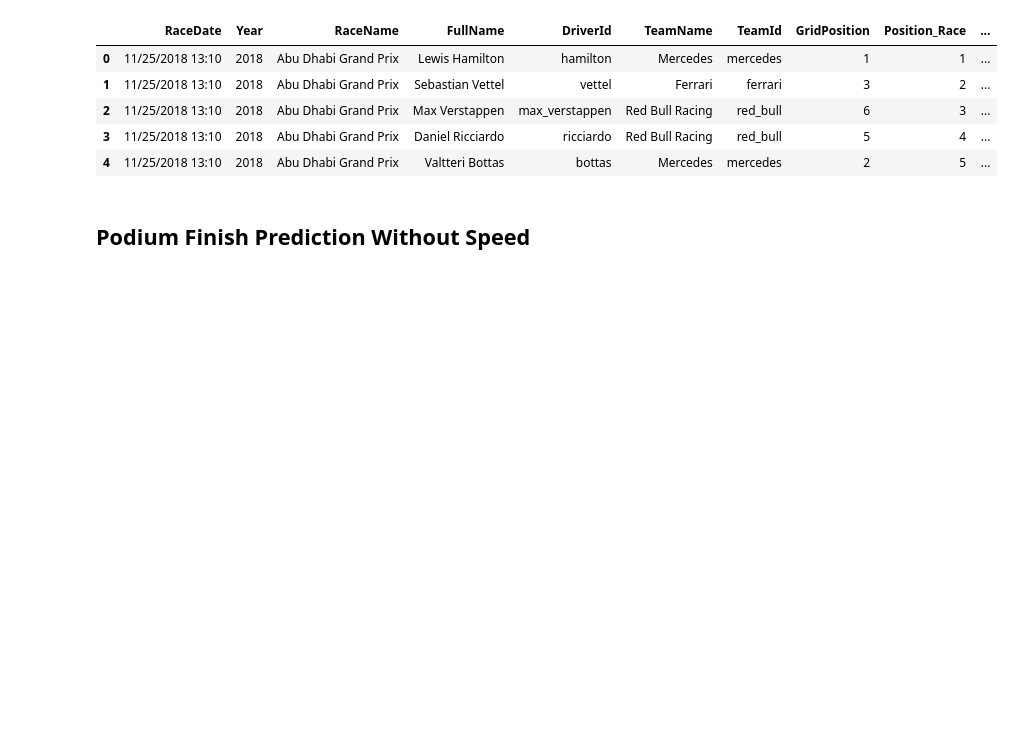
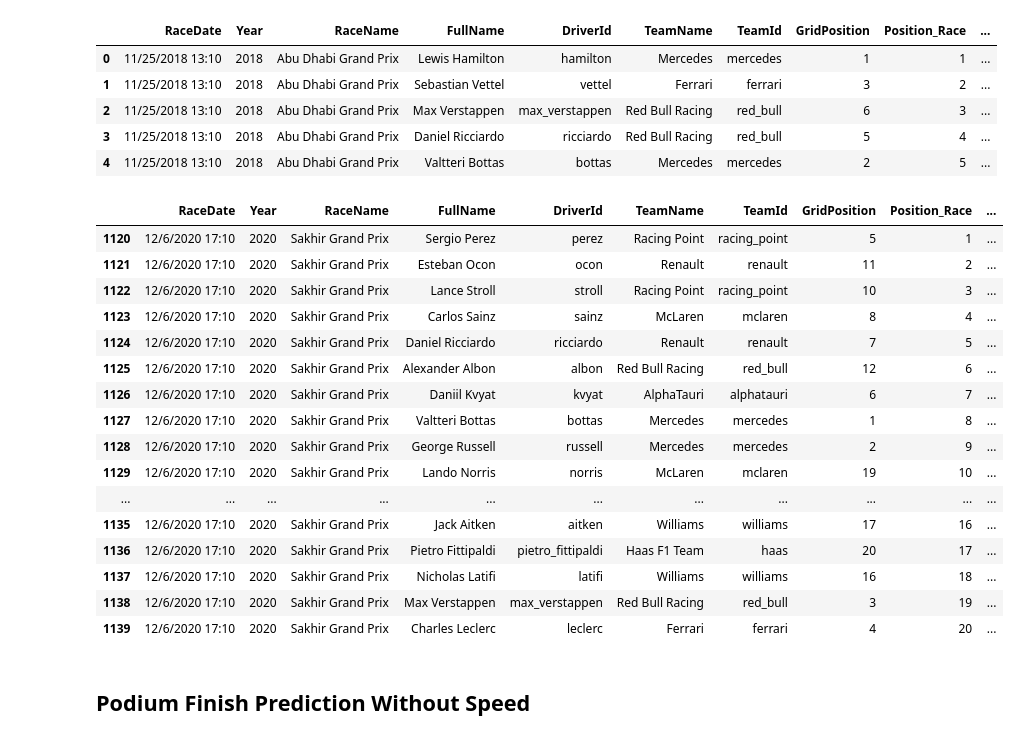
Before and after one commit to AndyZ-CYC/F1_Predictive_Models, a Jupyter notebook: Predictor_Combined.ipynb, the cells around one changed output. Drawn from its saved outputs; the diff is of its cells as text; code cells hidden in the pictures; blank space fills up the shorter version.

```diff
--- a/Predictor_Combined.ipynb
+++ b/Predictor_Combined.ipynb
@@ -107,3 +107,23 @@ df.head(5)
 | 2 | 11/25/2018 13:10 | 2018 | Abu Dhabi Grand Prix | Max Verstappen | max_verstappen | Red Bull Racing | red_bull | 6 | 3 | ... |
 | 3 | 11/25/2018 13:10 | 2018 | Abu Dhabi Grand Prix | Daniel Ricciardo | ricciardo | Red Bull Racing | red_bull | 5 | 4 | ... |
 | 4 | 11/25/2018 13:10 | 2018 | Abu Dhabi Grand Prix | Valtteri Bottas | bottas | Mercedes | mercedes | 2 | 5 | ... |
+# %%
+df[df['RaceName'] == 'Sakhir Grand Prix']
+# %% [output]
+|  | RaceDate | Year | RaceName | FullName | DriverId | TeamName | TeamId | GridPosition | Position_Race | ... |
+| 1120 | 12/6/2020 17:10 | 2020 | Sakhir Grand Prix | Sergio Perez | perez | Racing Point | racing_point | 5 | 1 | ... |
+| 1121 | 12/6/2020 17:10 | 2020 | Sakhir Grand Prix | Esteban Ocon | ocon | Renault | renault | 11 | 2 | ... |
+| 1122 | 12/6/2020 17:10 | 2020 | Sakhir Grand Prix | Lance Stroll | stroll | Racing Point | racing_point | 10 | 3 | ... |
+| 1123 | 12/6/2020 17:10 | 2020 | Sakhir Grand Prix | Carlos Sainz | sainz | McLaren | mclaren | 8 | 4 | ... |
+| 1124 | 12/6/2020 17:10 | 2020 | Sakhir Grand Prix | Daniel Ricciardo | ricciardo | Renault | renault | 7 | 5 | ... |
+| 1125 | 12/6/2020 17:10 | 2020 | Sakhir Grand Prix | Alexander Albon | albon | Red Bull Racing | red_bull | 12 | 6 | ... |
+| 1126 | 12/6/2020 17:10 | 2020 | Sakhir Grand Prix | Daniil Kvyat | kvyat | AlphaTauri | alphatauri | 6 | 7 | ... |
+| 1127 | 12/6/2020 17:10 | 2020 | Sakhir Grand Prix | Valtteri Bottas | bottas | Mercedes | mercedes | 1 | 8 | ... |
+| 1128 | 12/6/2020 17:10 | 2020 | Sakhir Grand Prix | George Russell | russell | Mercedes | mercedes | 2 | 9 | ... |
+| 1129 | 12/6/2020 17:10 | 2020 | Sakhir Grand Prix | Lando Norris | norris | McLaren | mclaren | 19 | 10 | ... |
+| ... | ... | ... | ... | ... | ... | ... | ... | ... | ... | ... |
+| 1135 | 12/6/2020 17:10 | 2020 | Sakhir Grand Prix | Jack Aitken | aitken | Williams | williams | 17 | 16 | ... |
+| 1136 | 12/6/2020 17:10 | 2020 | Sakhir Grand Prix | Pietro Fittipaldi | pietro_fittipaldi | Haas F1 Team | haas | 20 | 17 | ... |
+| 1137 | 12/6/2020 17:10 | 2020 | Sakhir Grand Prix | Nicholas Latifi | latifi | Williams | williams | 16 | 18 | ... |
+| 1138 | 12/6/2020 17:10 | 2020 | Sakhir Grand Prix | Max Verstappen | max_verstappen | Red Bull Racing | red_bull | 3 | 19 | ... |
+| 1139 | 12/6/2020 17:10 | 2020 | Sakhir Grand Prix | Charles Leclerc | leclerc | Ferrari | ferrari | 4 | 20 | ... |
```
Also changed, not shown: parts of 1 cell of this notebook, 3 other files.
